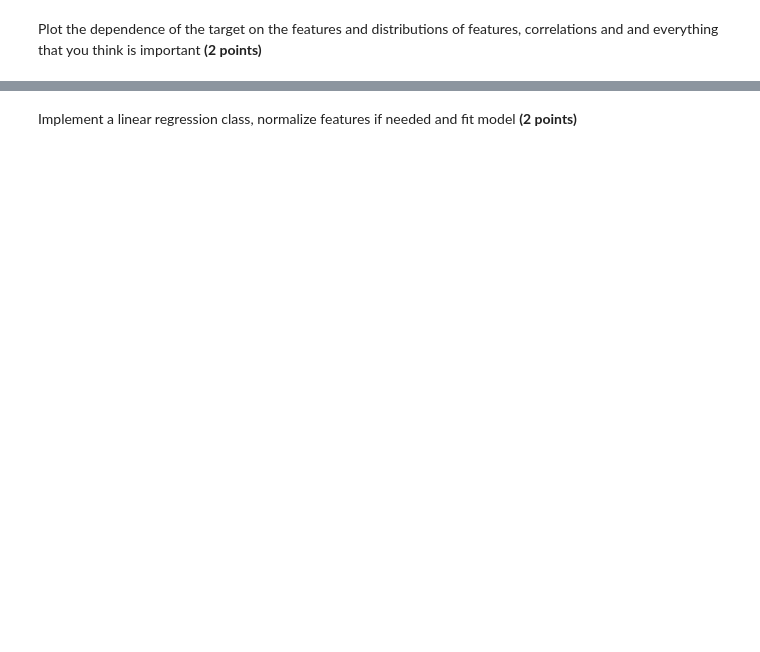
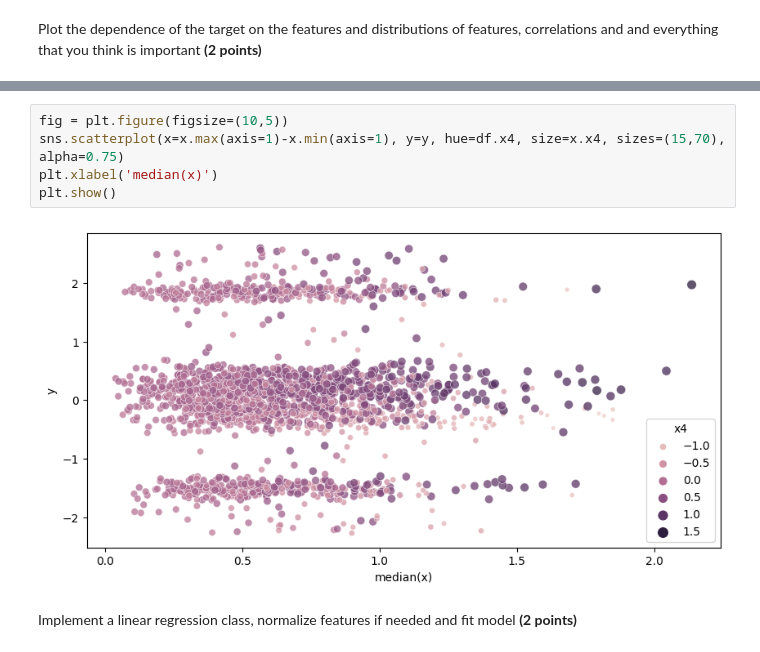
Before and after one commit to Chelovek2002/ml-hse-nes, a Jupyter notebook: 2022/homeworks/homework_1.ipynb, the cells around one changed output, grey strips where cells are left out. Saved outputs shown, nothing was run; the diff lists cells and outputs as text; blank space fills up the shorter version.

```diff
--- a/2022/homeworks/homework_1.ipynb
+++ b/2022/homeworks/homework_1.ipynb
@@ -184,3 +299,10 @@ Plot the dependence of the target on the features and distributions of features,
+# %%
+fig = plt.figure(figsize=(10,5))
+sns.scatterplot(x=x.max(axis=1)-x.min(axis=1), y=y, hue=df.x4, size=x.x4, sizes=(15,70), alpha=0.75)
+plt.xlabel('median(x)')
+plt.show()
+# %% [output]
+[figure, added]
 # %% [markdown]
 Implement a linear regression class, normalize features if needed and fit model **(2 points)**
 # %%
```
Also changed, not shown: parts of 19 cells of this notebook, 1 other file.
